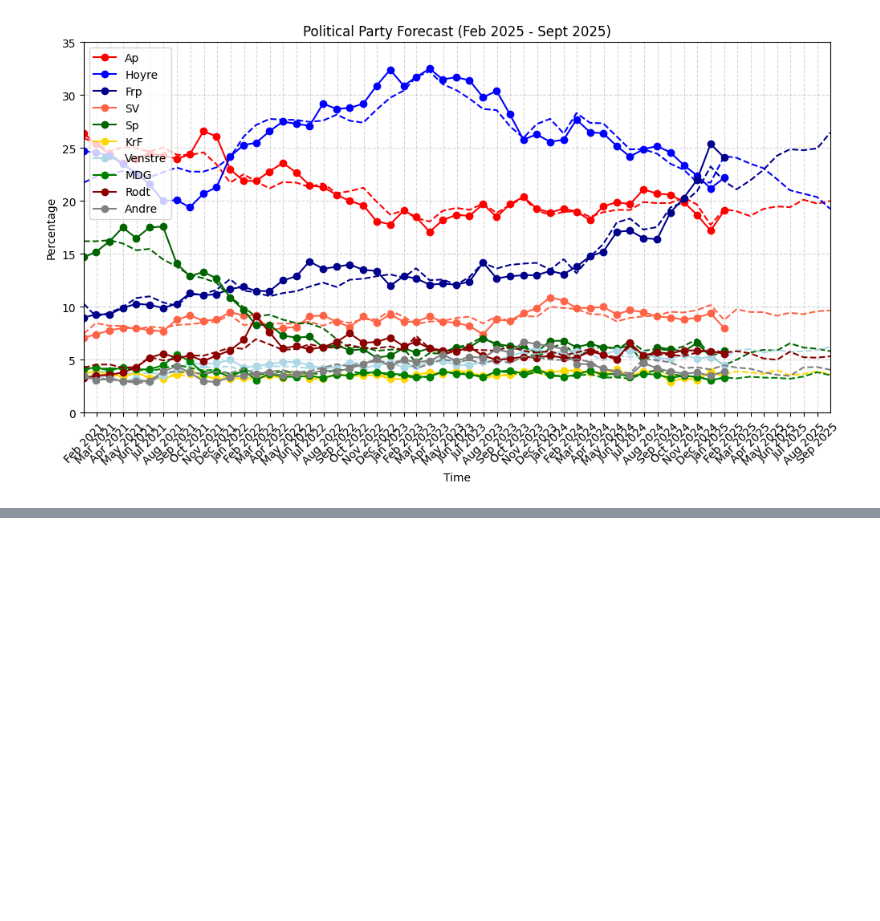
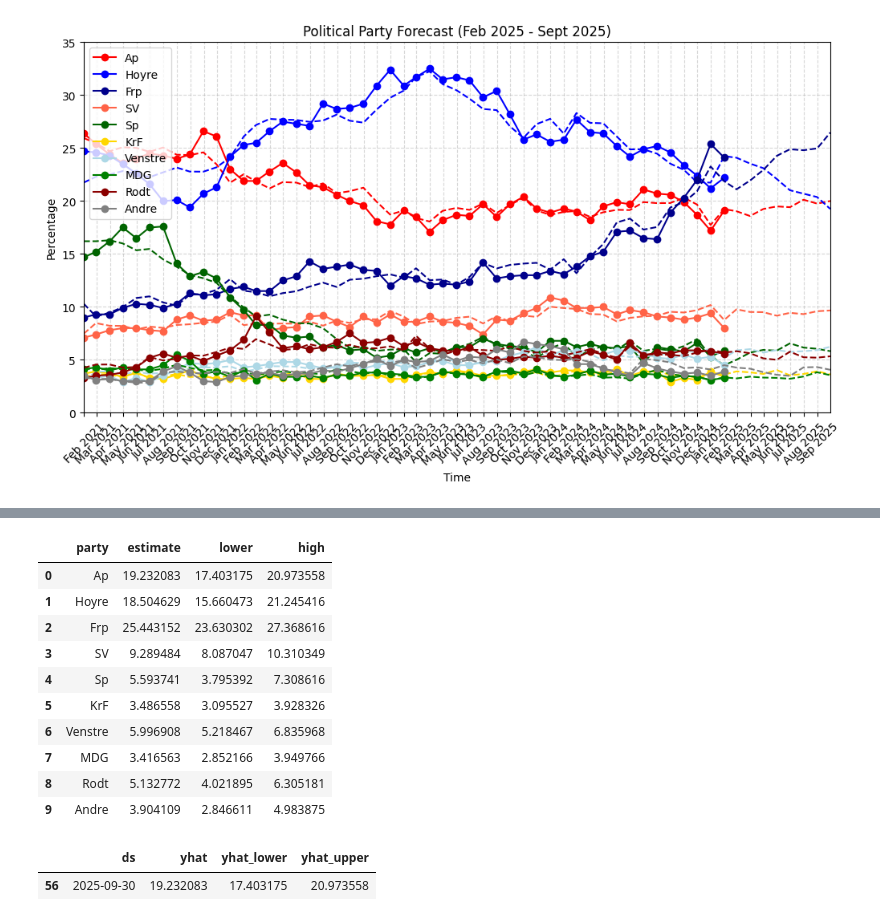
Before and after one commit to jensmorten/onesixtynine, a Jupyter notebook: models/simple_prophet.ipynb, the cells around one changed output, grey strips where cells are left out. Saved outputs shown, nothing was run; the diff lists cells and outputs as text; code cells hidden in the pictures; blank space fills up the shorter version.

```diff
--- a/models/simple_prophet.ipynb
+++ b/models/simple_prophet.ipynb
@@ -239,0 +242,34 @@ plt.show()
+# %%
+results = []
+# %%
+for party in ['Ap', 'Hoyre', 'Frp', 'SV', 'Sp', 'KrF', 'Venstre', 'MDG', 'Rodt', 'Andre']:
+    forecast_df = scaled_forecasts[party]
+    res=scaled_forecasts[party][scaled_forecasts[party]["ds"] == '2025-09-30']
+    for _, row in res.iterrows():
+        results.append({
+            "party": party,
+            "estimate": row["yhat"],
+            "lower": row["yhat_lower"],
+            "high": row["yhat_upper"]
+        })
+# %%
+all_pred = pd.DataFrame(results)
+# %%
+all_pred
+# %% [output]
+|  | party | estimate | lower | high |
+| 0 | Ap | 19.232083 | 17.403175 | 20.973558 |
+| 1 | Hoyre | 18.504629 | 15.660473 | 21.245416 |
+| 2 | Frp | 25.443152 | 23.630302 | 27.368616 |
+| 3 | SV | 9.289484 | 8.087047 | 10.310349 |
+| 4 | Sp | 5.593741 | 3.795392 | 7.308616 |
+| 5 | KrF | 3.486558 | 3.095527 | 3.928326 |
+| 6 | Venstre | 5.996908 | 5.218467 | 6.835968 |
+| 7 | MDG | 3.416563 | 2.852166 | 3.949766 |
+| 8 | Rodt | 5.132772 | 4.021895 | 6.305181 |
+| 9 | Andre | 3.904109 | 2.846611 | 4.983875 |
+# %%
+scaled_forecasts["Ap"][scaled_forecasts["Ap"]["ds"] == '2025-09-30']
+# %% [output]
+|  | ds | yhat | yhat_lower | yhat_upper |
+| 56 | 2025-09-30 | 19.232083 | 17.403175 | 20.973558 |
```
Also changed, not shown: parts of 4 cells of this notebook, 1 other file.
